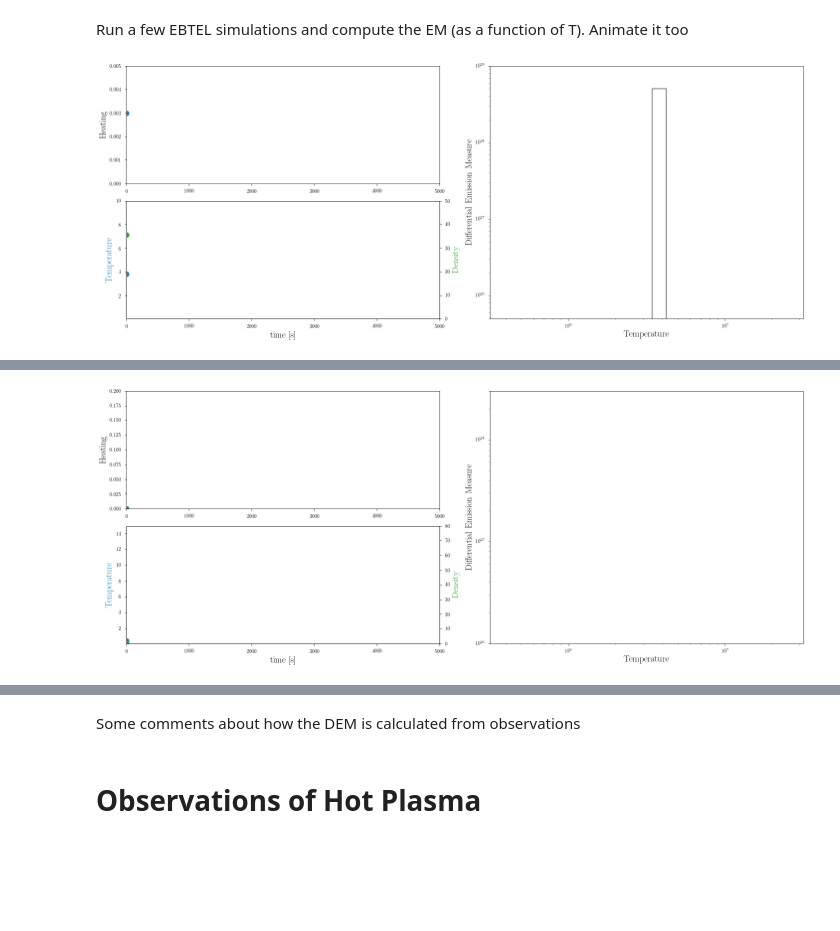
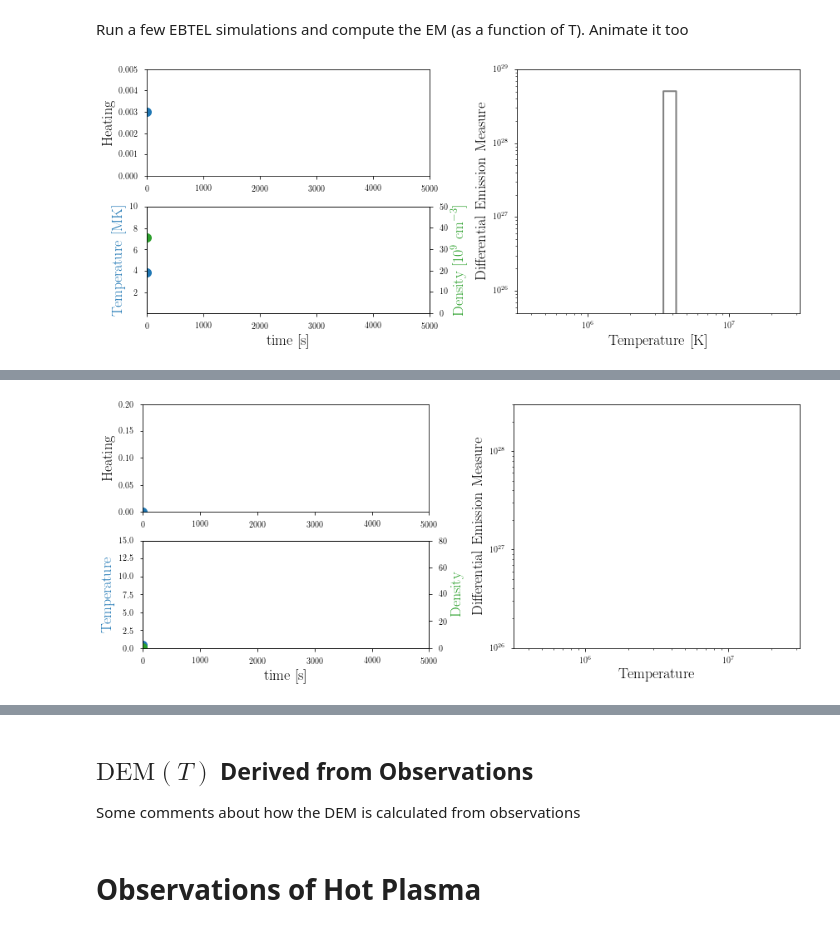
Before and after one commit to wtbarnes/journal-club-spring-2018, a Jupyter notebook: talk.ipynb, the cells around one changed output, grey strips where cells are left out. Cells and saved outputs as stored; diff of their text form; code cells hidden in the pictures; blank space fills up the shorter version.

```diff
--- a/talk.ipynb
+++ b/talk.ipynb
@@ -229,7 +468,7 @@ results = np.loadtxt(config_steady['output_filename'])
 emb = EM_Binner(base_config['loop_length'],time=results[:,0],temp=results[:,1],density=results[:,3])
 emb.build_em_dist(build_mat=True)
 # %%
-fig = plt.figure(figsize=(20,8))
+fig = plt.figure(figsize=(12,5))
 ax1 = plt.subplot2grid((2, 2), (0, 0),colspan=1)
 ax2 = plt.subplot2grid((2, 2), (1, 0),colspan=1)
 ax2_5 = ax2.twinx()
@@ -250,37 +489,37 @@ ax2.set_ylim(0.1,10)
 ax2_5.set_ylim(0.1,50)
 ax3.set_yscale('log')
 ax3.set_xscale('log')
 ax3.set_xlim(10.**(5.5),10**(7.5))
 ax3.set_ylim(5e25,1e29)
 # Labels and legends
 ax1.set_ylabel(r'Heating')
-ax2.set_ylabel(r'Temperature')
+ax2.set_ylabel(r'Temperature [MK]')
 ax2.yaxis.label.set_color('C0')
 ax2.set_xlabel(r'time [s]')
-ax2_5.set_ylabel(r'Density')
+ax2_5.set_ylabel(r'Density [$10^9$ cm$^{-3}$]')
 ax2_5.yaxis.label.set_color('C2')
 ax3.set_ylabel(r'Differential Emission Measure')
-ax3.set_xlabel(r'Temperature')
+ax3.set_xlabel(r'Temperature [K]')
 plt.tight_layout()
 
 def animate(i):
     line1.set_data(results[:(i+1),0],results[:(i+1),-1])
     line2.set_data(results[i,0], results[i,-1],)
     line3.set_data(results[:(i+1),0],results[:(i+1),1]/1e6)
     line4.set_data(results[i,0], results[i,1]/1e+6,)
     line5.set_data(results[:(i+1),0], results[:(i+1),3]/1e8,)
     line6.set_data(results[i,0], results[i,3]/1e8,)
     line7.set_data(emb.T_em,emb.em_mat[i,:])
     hist,bins = np.histogram(
         [em for em_list in emb.T_em_flat[:(i+1)] for em in em_list],
         weights=[em for em_list in emb.em_flat[:(i+1)] for em in em_list],
         bins=emb.T_em_histo_bins)
     line8.set_data(bins[:-1],hist)
     return [line1,line2,line3,line4,line5,line6,line7,line8,]
 
 anim = matplotlib.animation.FuncAnimation(fig, animate, frames=results.shape[0], interval=20, repeat=True,blit=True,)
 # %% [output]
-[figure, old version]
+[figure, new version]
 # %%
 HTML(anim.to_html5_video())
 # %% [output]
@@ -299,7 +538,7 @@ results = np.loadtxt(config_dynamic['output_filename'])
 emb = EM_Binner(base_config['loop_length'],time=results[:,0],temp=results[:,1],density=results[:,3])
 emb.build_em_dist(build_mat=True)
 # %%
-fig = plt.figure(figsize=(20,8))
+fig = plt.figure(figsize=(12,5))
 ax1 = plt.subplot2grid((2, 2), (0, 0),colspan=1)
 ax2 = plt.subplot2grid((2, 2), (1, 0),colspan=1)
 ax2_5 = ax2.twinx()
@@ -350,12 +589,13 @@ def animate(i):
 
 anim = matplotlib.animation.FuncAnimation(fig, animate, frames=results.shape[0], interval=20, repeat=True,blit=True,)
 # %% [output]
-[figure, old version]
+[figure, new version]
 # %%
 HTML(anim.to_html5_video())
 # %% [output]
 [interactive output not drawn]
 # %% [markdown]
+## $\mathrm{DEM}(T)$ Derived from Observations
 Some comments about how the DEM is calculated from observations
 # %% [markdown]
 # Observations of Hot Plasma
```
Also changed, not shown: parts of 25 cells of this notebook.
